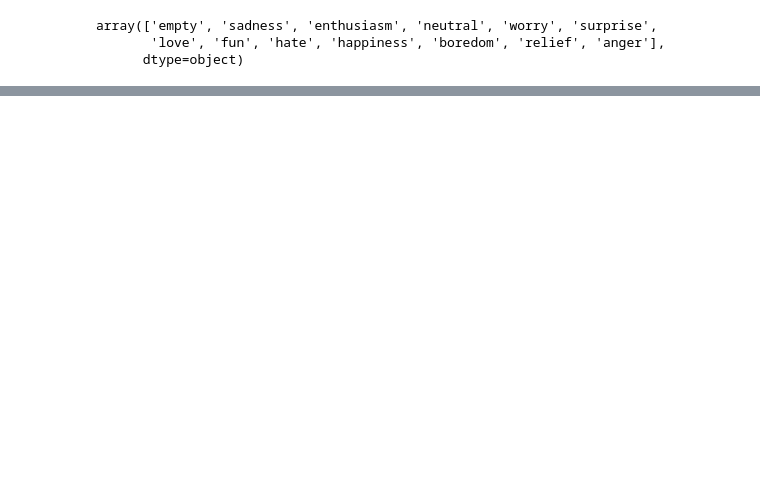
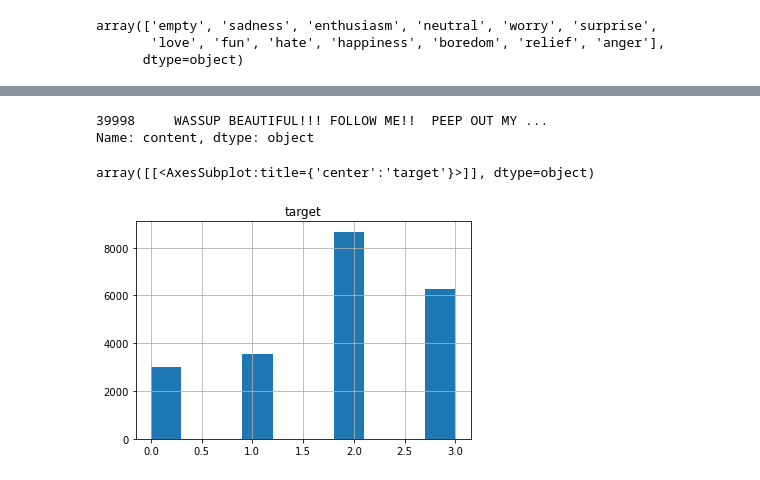
Before and after one commit to Flockyy/feelingz, a Jupyter notebook: flo/eda.ipynb, the cells around one changed output, grey strips where cells are left out. Cells and saved outputs as stored; diff of their text form; code cells hidden in the pictures; blank space fills up the shorter version.

```diff
--- a/flo/eda.ipynb
+++ b/flo/eda.ipynb
@@ -143,0 +230,10 @@ array(['empty', 'sadness', 'enthusiasm', 'neutral', 'worry', 'surprise',
+# %%
+twitter_df[twitter_df.index == 39998].content
+# %% [output]
+39998     WASSUP BEAUTIFUL!!! FOLLOW ME!!  PEEP OUT MY ...
+Name: content, dtype: object
+# %%
+df.hist()
+# %% [output]
+array([[<AxesSubplot:title={'center':'target'}>]], dtype=object)
+[figure, added]
```
Also changed, not shown: parts of 26 cells of this notebook, 2 other files.
